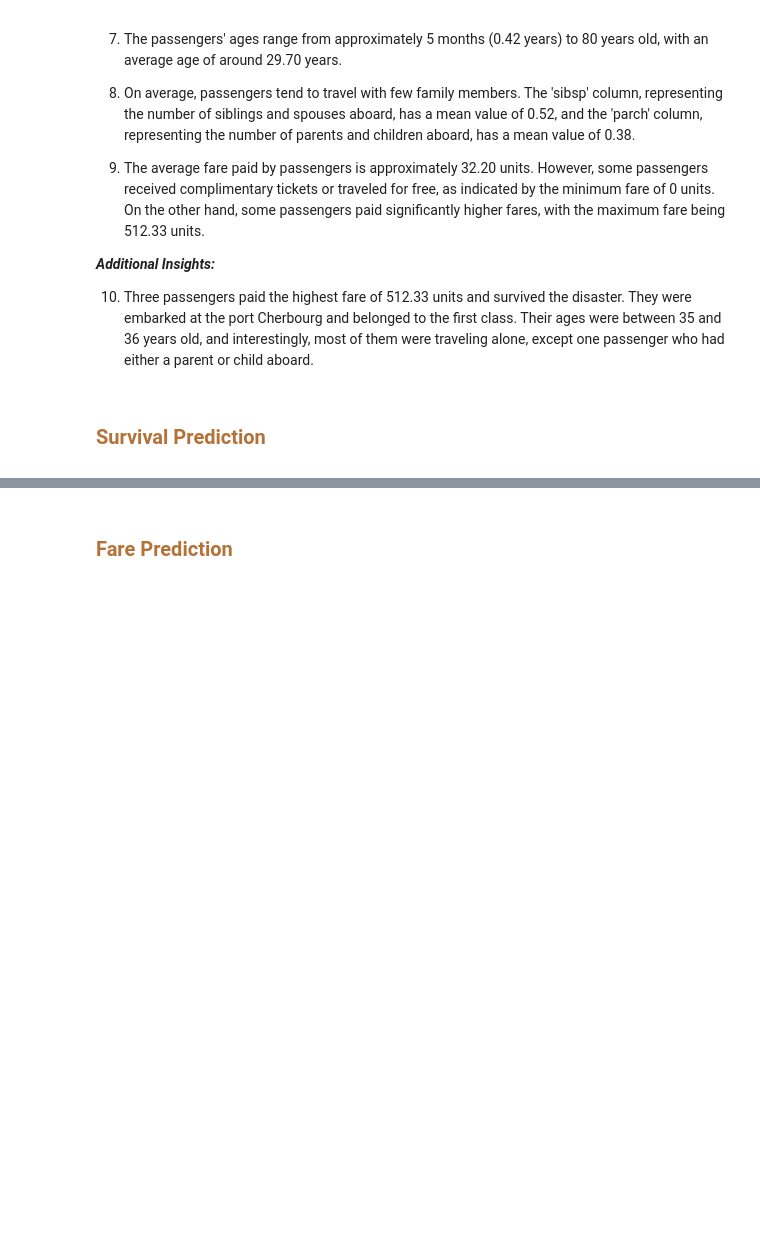
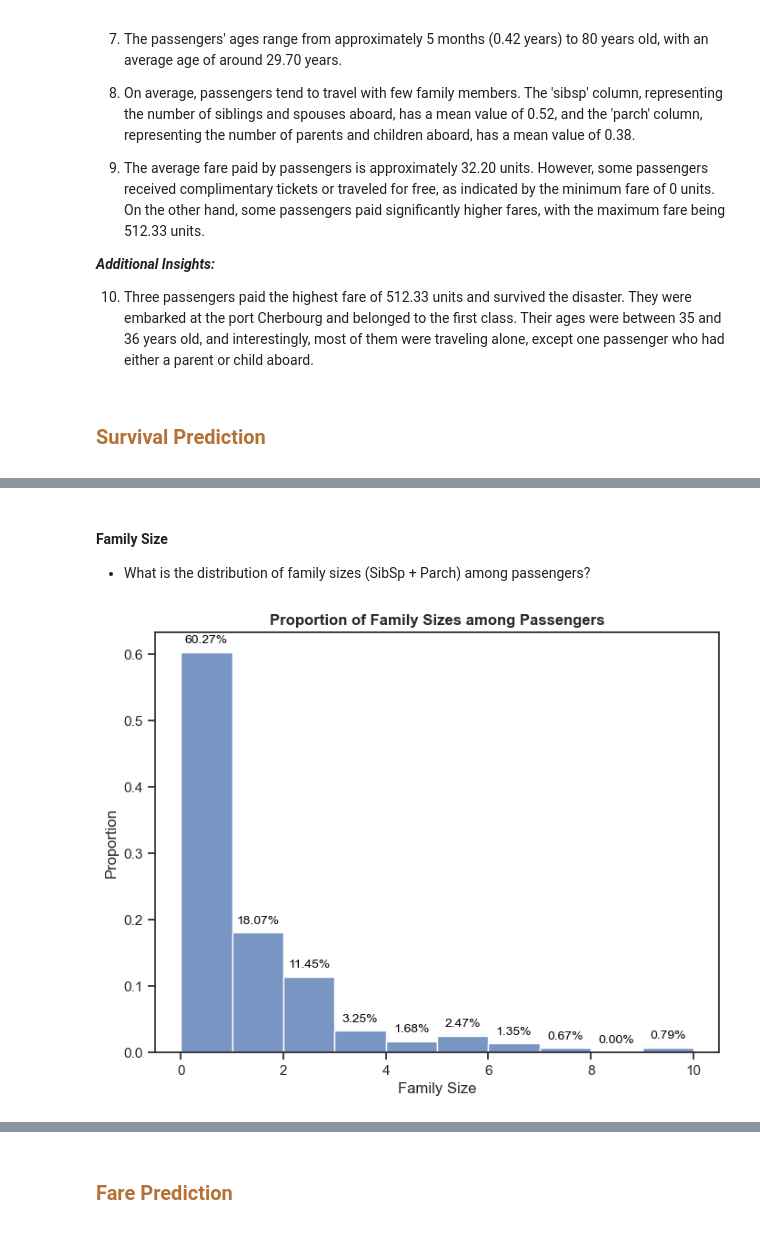
Before and after one commit to ErikaMelt/data-ship-api, a Jupyter notebook: notebooks/eda.ipynb, the cells around one changed output, grey strips where cells are left out. Cells and saved outputs as stored; diff of their text form; code cells hidden in the pictures; blank space fills up the shorter version.

```diff
--- a/notebooks/eda.ipynb
+++ b/notebooks/eda.ipynb
@@ -289,15 +272,0 @@ grouped_sex
-# %%
-ax = sns.barplot(x='sex', y='survival_percentage', hue='survived', data=grouped_sex)
-plt.xlabel('Passenger Class')
-plt.ylabel('Percentage of Passengers')
-plt.title('Percentage of Survival and Non-Survival by Sex', fontsize=16)
-
-ax.legend(title='Survived', loc='upper left', facecolor='white', framealpha=1)
-
-# Annotate the bars with the percentage values
-for p in ax.patches:
-    ax.annotate(f'{p.get_height():.1f}%', (p.get_x() + p.get_width() / 2., p.get_height()),
-                ha='center', va='center', fontsize=10, color='black', xytext=(0, 5),
-                textcoords='offset points')
-
-plt.show()
@@ -319,0 +308,22 @@ plt.show()
+# %% [markdown]
+#### **Family Size**
+   - What is the distribution of family sizes (SibSp + Parch) among passengers?
+# %%
+train_df['family_size'] = train_df['sibsp'] + train_df['parch']
+
+plt.figure(figsize=(8, 6))
+ax = sns.histplot(train_df['family_size'], bins=range(0, max(train_df['family_size']) + 1),
+                 kde=False, color='#4C72B0', stat='probability')
+plt.xlabel('Family Size')
+plt.ylabel('Proportion')
+plt.title('Proportion of Family Sizes among Passengers')
+
+for p in ax.patches:
+    proportion = p.get_height()
+    ax.annotate(f'{proportion:.2%}', (p.get_x() + p.get_width() / 2., proportion),
+                ha='center', va='bottom', fontsize=10, color='black', xytext=(0, 5),
+                textcoords='offset points')
+
+plt.show()
+# %% [output]
+[figure, added]
```
Also changed, not shown: parts of 34 cells of this notebook, 1 other file.
